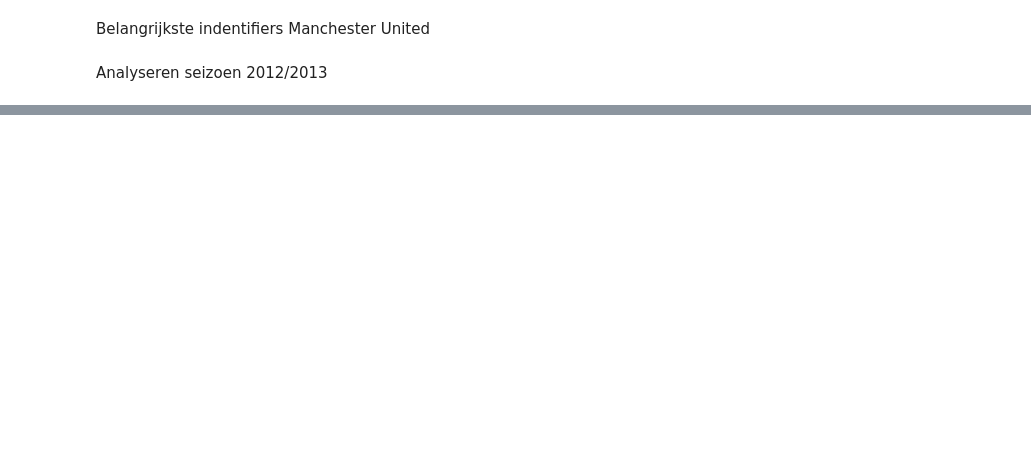
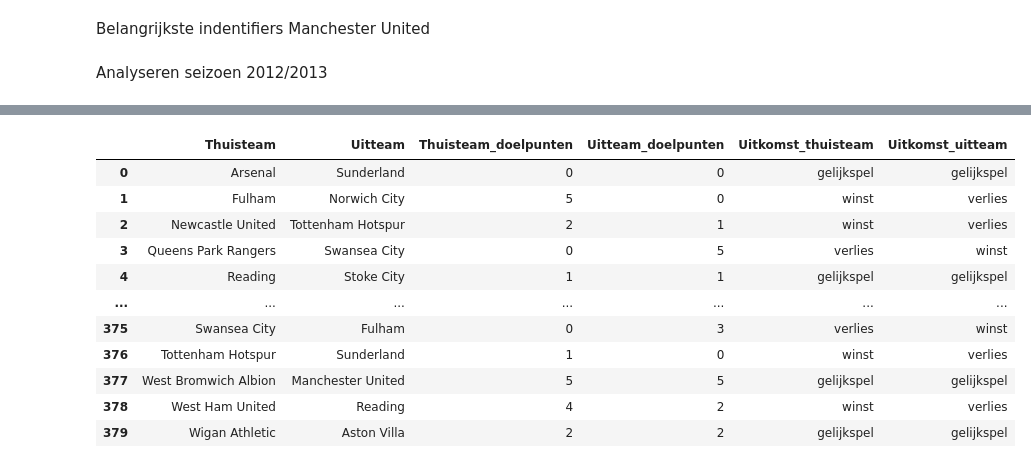
Before and after one commit to Tijnwy/Datalab2, a Jupyter notebook: sprint2.ipynb, the cells around one changed output, grey strips where cells are left out. Cells and saved outputs as stored; diff of their text form; code cells hidden in the pictures; blank space fills up the shorter version.

```diff
--- a/sprint2.ipynb
+++ b/sprint2.ipynb
@@ -216,0 +239,16 @@ display(result)
+# %%
+def bepaal_uitkomst_thuis(home_team_goal, away_team_goal):
+    if home_team_goal > away_team_goal:
+        return 'Win'
+    elif home_team_goal == away_team_goal:
+        return 'Draw'
+    else:
+        return 'Loss'
+
+def bepaal_uitkomst_uit(thuis_doelpunten, uit_doelpunten):
+    if thuis_doelpunten < uit_doelpunten:
+        return 'Win'
+    elif thuis_doelpunten == uit_doelpunten:
+        return 'Draw'
+    else:
+        return 'Loss'
@@ -216,0 +298,3 @@ display(result)
+# %%
+resultaten = prem_2012_2013[["home_team", "away_team", "home_team_goal", "away_team_goal"]]
+resultaten
@@ -216,0 +315,63 @@ display(result)
+# %%
+# Voorbeeld DataFrame prem_2012_2013
+# prem_2012_2013 = pd.DataFrame({
+#     'home_team': resultaten['home_team'],
+#     'away_team': resultaten['away_team'],
+#     'home_team_goals': resultaten['home_team_goal'],
+#     'away_team_goals': resultaten['away_team_goal']
+# })
+
+def bepaal_uitkomst(thuis_doelpunten, uit_doelpunten):
+    if thuis_doelpunten > uit_doelpunten:
+        return "winst"
+    elif thuis_doelpunten == uit_doelpunten:
+        return "gelijkspel"
+    else:
+        return "verlies"
+
+def seizoenresultaten(df):
+    thuisteam = []
+    uitteam = []
+    thuisteam_doelpunten = []
+    uitteam_doelpunten = []
+    uitkomst_thuis = []
+    uitkomst_uit = []
+
+
+    for index, wedstrijd in df.iterrows():
+        thuis = wedstrijd['home_team']
+        uit = wedstrijd['away_team']
+        doelpunten_thuis = wedstrijd['home_team_goal']
+        doelpunten_uit = wedstrijd['away_team_goal']
+        thuisteam.append(thuis)
+        uitteam.append(uit)
+        thuisteam_doelpunten.append(doelpunten_thuis)
+        uitteam_doelpunten.append(doelpunten_uit)
+        uitkomst_thuis.append(bepaal_uitkomst(doelpunten_thuis, doelpunten_uit))
+        uitkomst_uit.append(bepaal_uitkomst(doelpunten_uit, doelpunten_thuis))
+
+    df1 = pd.DataFrame({
+        'Thuisteam': thuisteam,
+        'Uitteam': uitteam,
+        'Thuisteam_doelpunten': thuisteam_doelpunten,
+        'Uitteam_doelpunten': uitteam_doelpunten,
+        'Uitkomst_thuisteam': uitkomst_thuis,
+        'Uitkomst_uitteam': uitkomst_uit
+    })
+
+    return df1
+
+seizoenresultaten(resultaten)
+# %% [output]
+|  | Thuisteam | Uitteam | Thuisteam_doelpunten | Uitteam_doelpunten | Uitkomst_thuisteam | Uitkomst_uitteam |
+| 0 | Arsenal | Sunderland | 0 | 0 | gelijkspel | gelijkspel |
+| 1 | Fulham | Norwich City | 5 | 0 | winst | verlies |
+| 2 | Newcastle United | Tottenham Hotspur | 2 | 1 | winst | verlies |
+| 3 | Queens Park Rangers | Swansea City | 0 | 5 | verlies | winst |
+| 4 | Reading | Stoke City | 1 | 1 | gelijkspel | gelijkspel |
+| ... | ... | ... | ... | ... | ... | ... |
+| 375 | Swansea City | Fulham | 0 | 3 | verlies | winst |
+| 376 | Tottenham Hotspur | Sunderland | 1 | 0 | winst | verlies |
+| 377 | West Bromwich Albion | Manchester United | 5 | 5 | gelijkspel | gelijkspel |
+| 378 | West Ham United | Reading | 4 | 2 | winst | verlies |
+| 379 | Wigan Athletic | Aston Villa | 2 | 2 | gelijkspel | gelijkspel |
```
Also changed, not shown: parts of 10 cells of this notebook.
